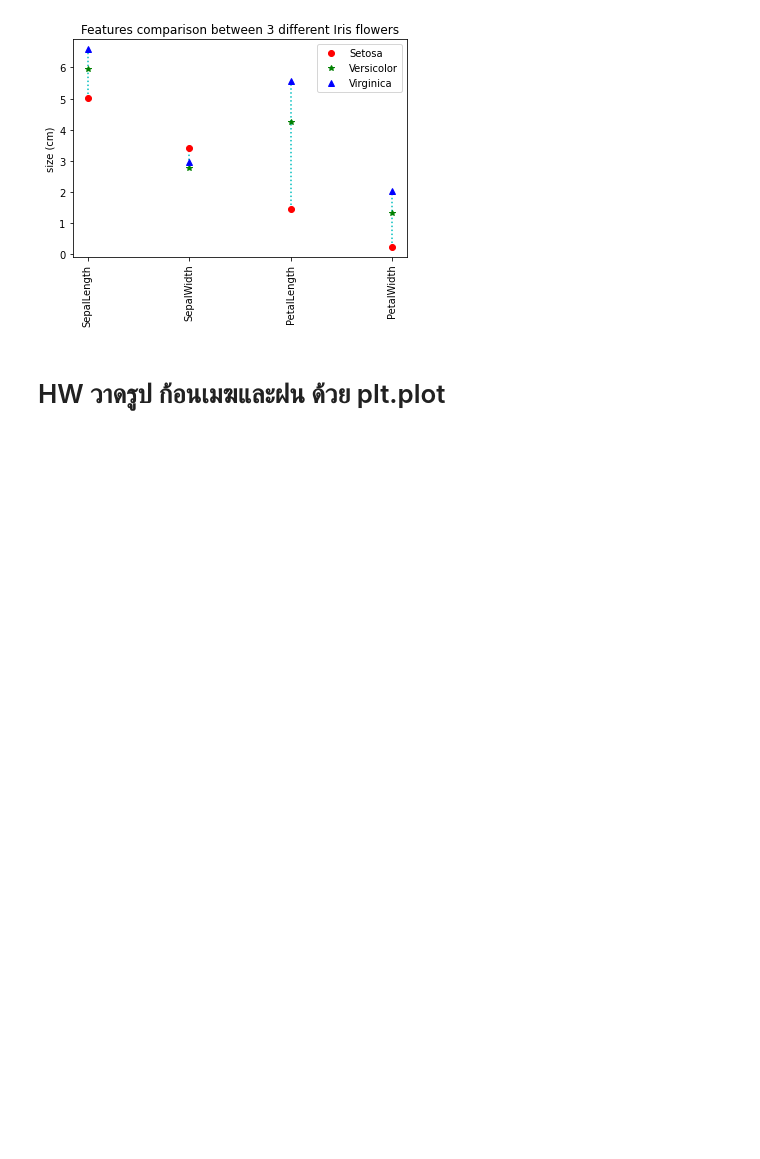
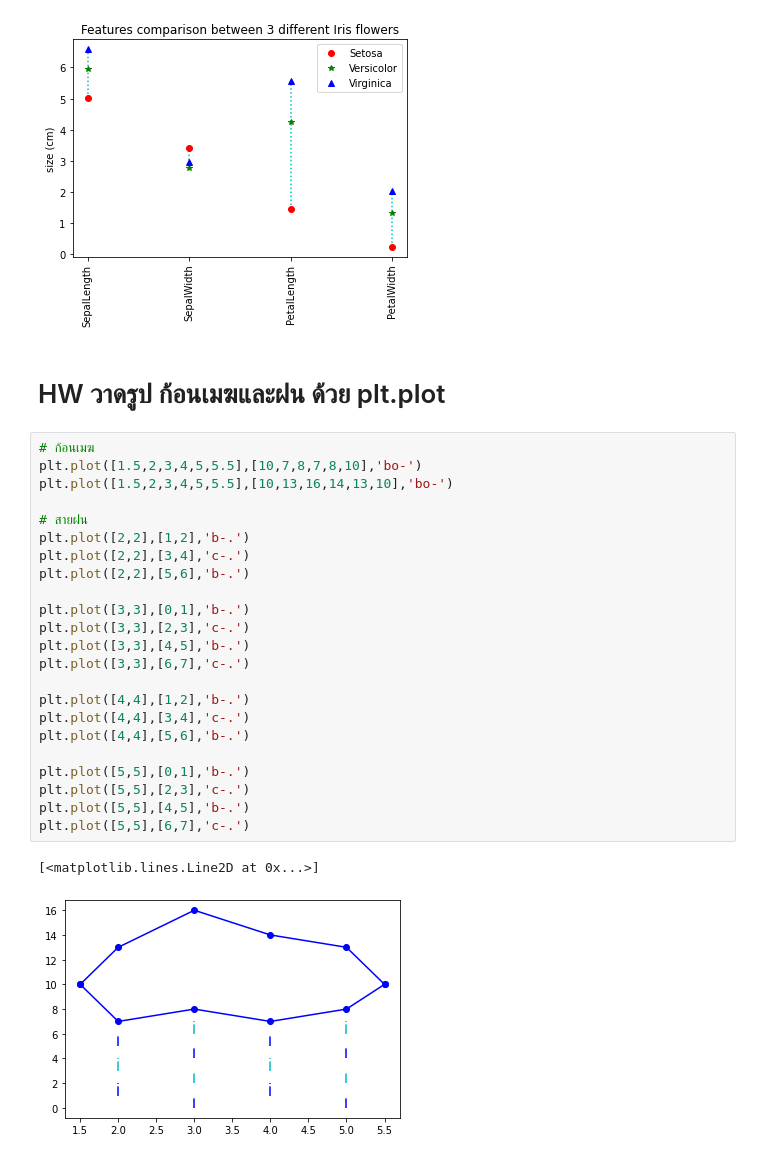
Before and after one commit to mintra-tippayaratsontorn/data_viz_2022, a Jupyter notebook: DataViz04_Data_Comparison.ipynb, the cells around one changed output. Saved outputs shown, nothing was run; the diff lists cells and outputs as text; blank space fills up the shorter version.

```diff
--- a/DataViz04_Data_Comparison.ipynb
+++ b/DataViz04_Data_Comparison.ipynb
@@ -162,3 +162,29 @@ plt.ylabel('size (cm)');  # ชื่อแกน y
 [figure]
 # %% [markdown]
 # HW วาดรูป ก้อนเมฆและฝน ด้วย plt.plot
+# %%
+# ก้อนเมฆ
+plt.plot([1.5,2,3,4,5,5.5],[10,7,8,7,8,10],'bo-')
+plt.plot([1.5,2,3,4,5,5.5],[10,13,16,14,13,10],'bo-')
+
+# สายฝน
+plt.plot([2,2],[1,2],'b-.')
+plt.plot([2,2],[3,4],'c-.')
+plt.plot([2,2],[5,6],'b-.')
+
+plt.plot([3,3],[0,1],'b-.')
+plt.plot([3,3],[2,3],'c-.')
+plt.plot([3,3],[4,5],'b-.')
+plt.plot([3,3],[6,7],'c-.')
+
+plt.plot([4,4],[1,2],'b-.')
+plt.plot([4,4],[3,4],'c-.')
+plt.plot([4,4],[5,6],'b-.')
+
+plt.plot([5,5],[0,1],'b-.')
+plt.plot([5,5],[2,3],'c-.')
+plt.plot([5,5],[4,5],'b-.')
+plt.plot([5,5],[6,7],'c-.')
+# %% [output]
+[<matplotlib.lines.Line2D at 0x...>]
+[figure, added]
```
